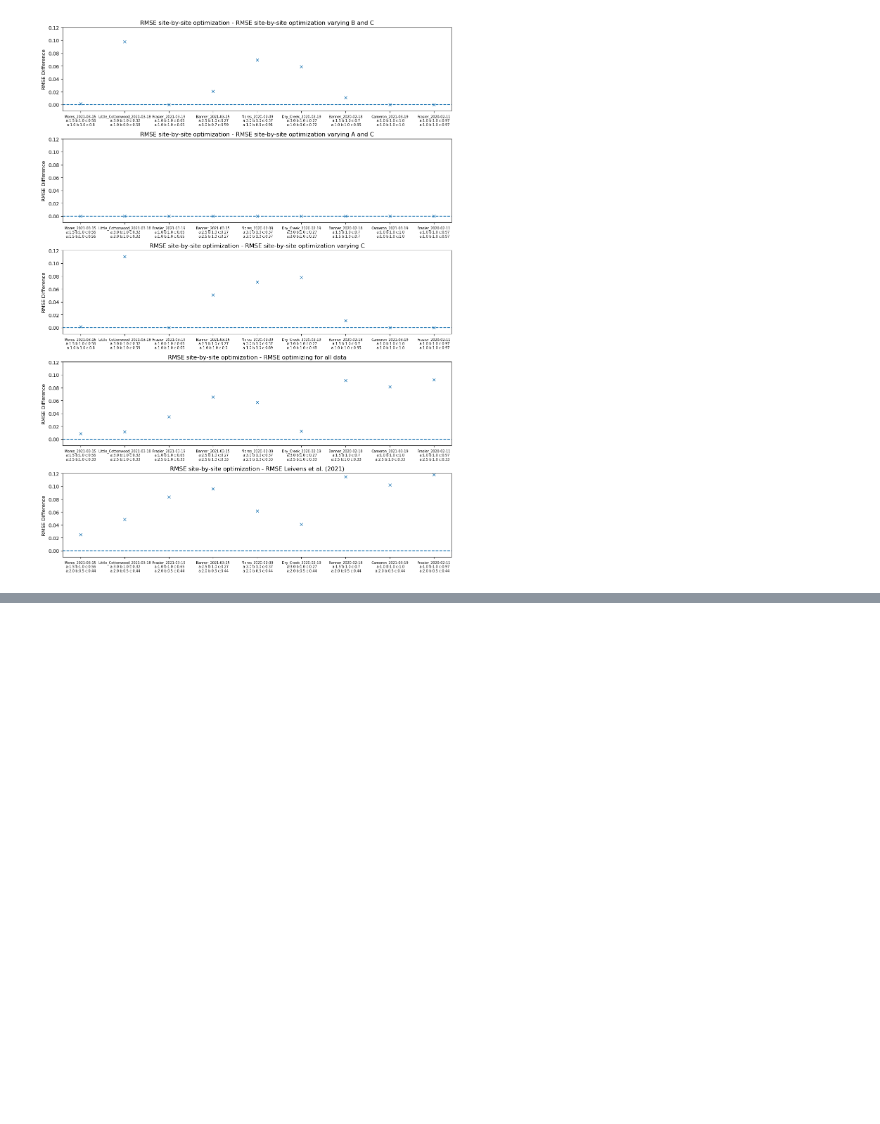
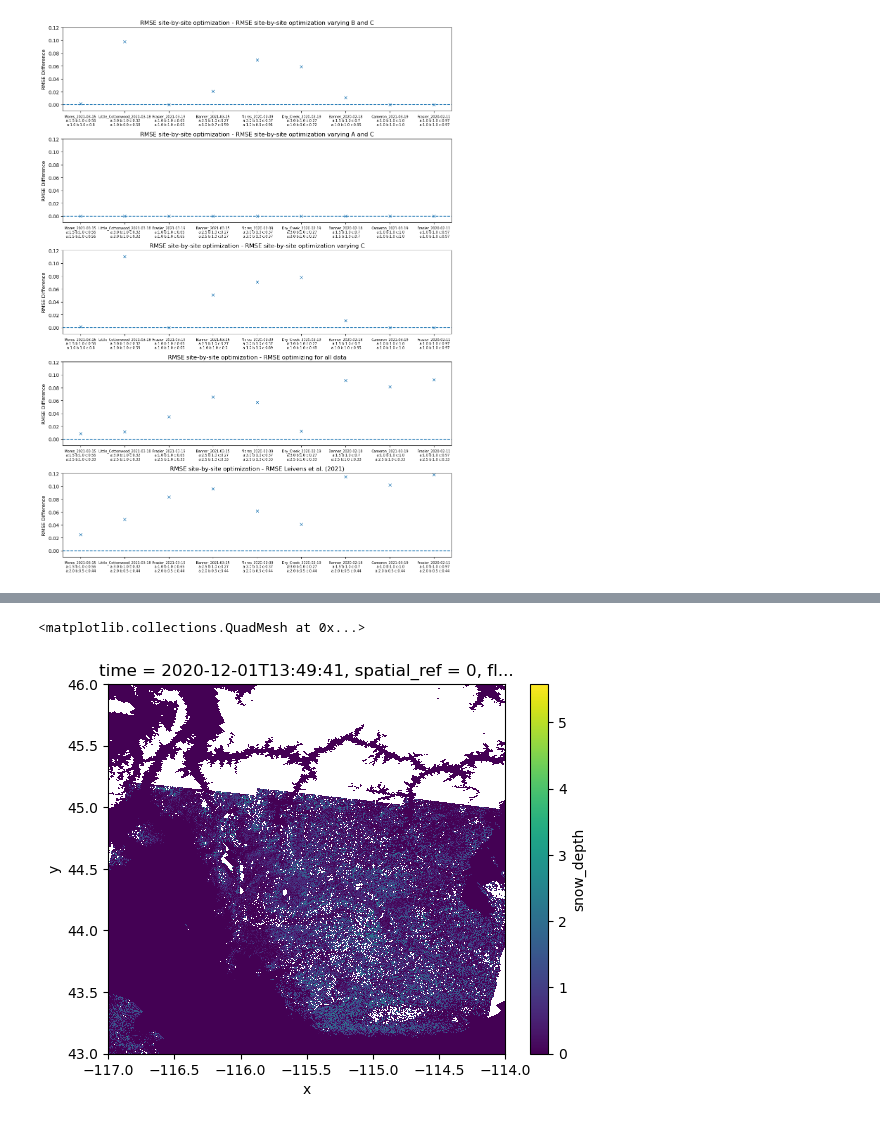
Before and after one commit to SnowEx/spicy-snow, a Jupyter notebook: contrib/keskinen/sandbox.ipynb, the cells around one changed output, grey strips where cells are left out. Drawn from its saved outputs; the diff is of its cells as text; code cells hidden in the pictures; blank space fills up the shorter version.

Commit message:
lowman compare notebook

```diff
--- a/contrib/keskinen/sandbox.ipynb
+++ b/contrib/keskinen/sandbox.ipynb
@@ -36,3 +36,6 @@ plt.tight_layout()
 plt.savefig('/bsuhome/zacharykeskinen/spicy-snow/images/site_specific_params/optimization_rmse_compare.png')
 # %% [output]
 [figure]
+# %%
+import xarray as xr
+ds = xr.open_dataset('/bsuhome/zacharykeskinen/scratch/spicy-lowman-quadrant/combo_v3.nc')
@@ -38,0 +53,5 @@ plt.savefig('/bsuhome/zacharykeskinen/spicy-snow/images/site_specific_params/opt
+# %%
+ds.sel(time = ds.relative_orbit == 71).isel(time = 0)['snow_depth'].plot()
+# %% [output]
+<matplotlib.collections.QuadMesh at 0x...>
+[figure, added]
```
Also changed, not shown: parts of 2 cells of this notebook, 1 other file.
